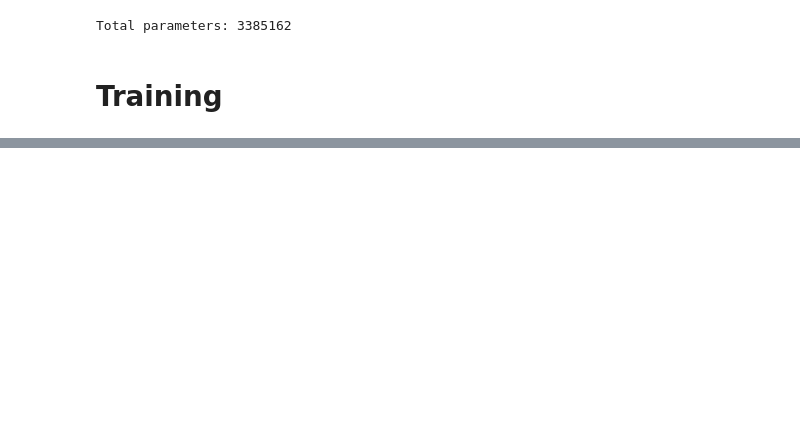
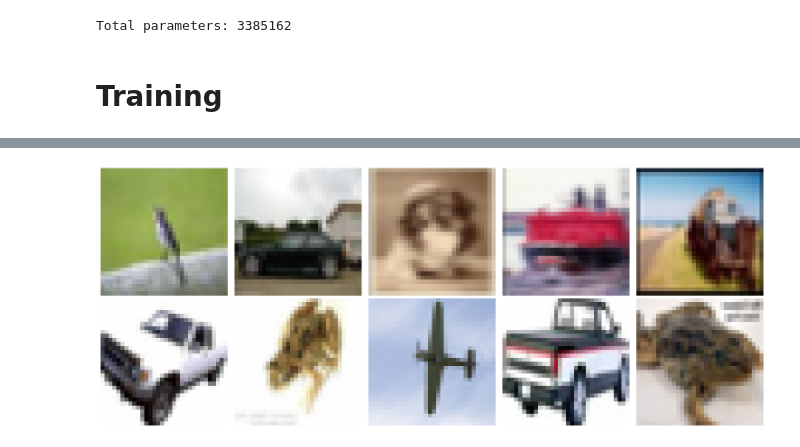
Before and after one commit to matzefit/DL_Sp24_Miniproject, a Jupyter notebook: script.ipynb, the cells around one changed output, grey strips where cells are left out. Saved outputs shown, nothing was run; the diff lists cells and outputs as text; code cells hidden in the pictures; blank space fills up the shorter version.

```diff
--- a/script.ipynb
+++ b/script.ipynb
@@ -358,0 +479,60 @@ Accuracy of the network on the 10000 test images: 87.81%
+# %%
+import matplotlib.pyplot as plt
+import numpy as np
+
+# Define mean and std
+mean = np.array([0.4914, 0.4822, 0.4465])
+std = np.array([0.2023, 0.1994, 0.2010])
+import matplotlib.pyplot as plt
+import numpy as np
+from random import sample
+
+def imshow(img):
+    """Apply inverse normalization and plot the image"""
+    img = img * std[:, None, None] + mean[:, None, None]  # Unnormalize
+    img = np.clip(img, 0, 1)  # Clip values to [0,1]
+    plt.imshow(np.transpose(img, (1, 2, 0)))  # Convert from Tensor image
+
+def show_random_images(images, num_images=10):
+    """Show a sample of random images"""
+    plt.figure(figsize=(15, 6))
+    for i, index in enumerate(sample(range(len(images)), num_images), start=1):
+        img = images[index]  # Directly use the NumPy array
+        plt.subplot(2, 5, i)  # Plotting on a grid of 2x5
+        imshow(img)
+        plt.axis('off')
+    plt.tight_layout()
+    plt.show()
+
+# Assuming normalized_images is a batch of images normalized and on the device
+# Convert the normalized images back to numpy for visualization
+# Make sure to detach them from GPU, convert to cpu, and then convert to numpy
+images_numpy = normalized_images.cpu().detach().numpy()
+
+# Now, display 10 random images from the test dataset
+show_random_images(images_numpy, num_images=10)
+
+
+# #-=====
+# def imshow(img):
+#     """Apply inverse normalization and plot the image"""
+#     img = img * std[:, None, None] + mean[:, None, None]  # Unnormalize
+#     img = np.clip(img, 0, 1)  # Clip values to [0,1]
+#     plt.imshow(np.transpose(img, (1, 2, 0)))  # Convert from Tensor image
+
+# def show_random_images(images, num_images=10):
+#     """Show a sample of random images"""
+#     plt.figure(figsize=(15, 6))
+#     for i, index in enumerate(sample(range(len(images)), num_images), start=1):
+#         img = images[index]  # Directly use the NumPy array
+#         plt.subplot(2, 5, i)  # Plotting on a grid of 2x5
+#         imshow(img)
+#         plt.axis('off')
+#     plt.tight_layout()
+#     plt.show()
+
+# # Assuming images_numpy is a batch of normalized images in NumPy format
+# # Now, display 10 random images from the test dataset
+# show_random_images(images_numpy, num_images=10)
+# %% [output]
+[figure, added]
```
Also changed, not shown: parts of 12 cells of this notebook, 1 other file.
